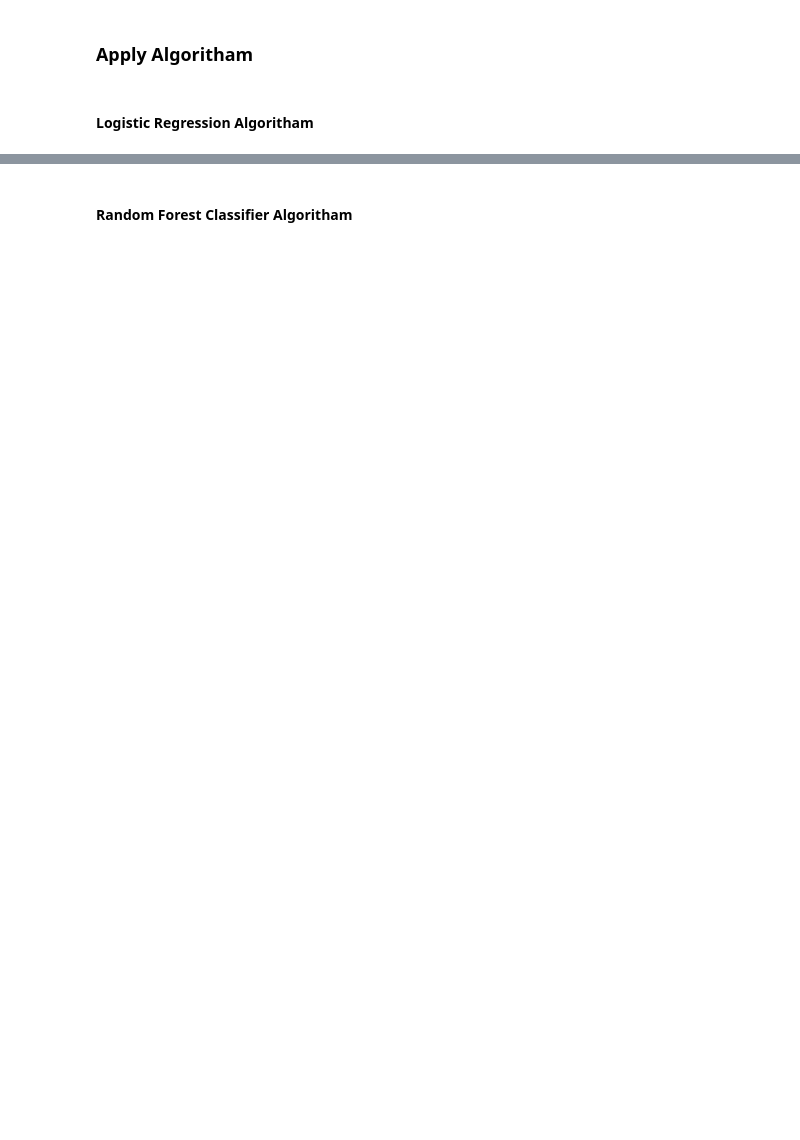
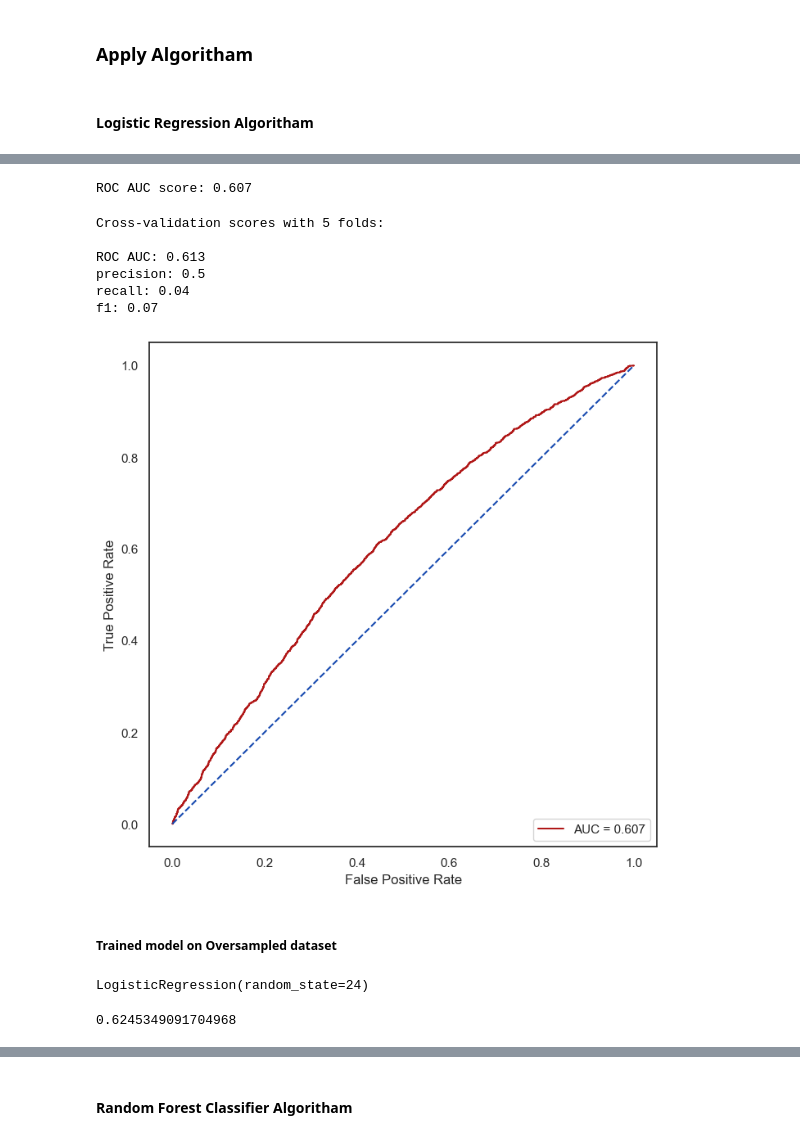
Before and after one commit to VishalVasoya1/Monsoon-CreditTech-DS-Assignment, a Jupyter notebook: assignment.ipynb, the cells around one changed output, grey strips where cells are left out. Cells and saved outputs as stored; diff of their text form; code cells hidden in the pictures; blank space fills up the shorter version.

```diff
--- a/assignment.ipynb
+++ b/assignment.ipynb
@@ -475,0 +524,7 @@ memory usage: 8.9+ MB
+# %%
+# Separate the features and target variable
+X_whole = df_filtered.drop(['Unique_ID','Dependent_Variable'], axis=1)  # Drop the target variable to get the input features
+y_whole = df_filtered['Dependent_Variable']  # Select only the target variable
+# %%
+# Split the dataset into training and testing sets (adjust test_size as needed)
+X_train_w, X_test_w, y_train_w, y_test_w = train_test_split(X_whole, y_whole, test_size=0.2, random_state=42, stratify=y_whole)
@@ -578,0 +762,3 @@ plt.show()
+# %%
+y_pred_w = lg_w.predict(X_test_w)
+y_prob_w = lg_w.predict_proba(X_test_w)[:,1]
@@ -578,0 +783,4 @@ plt.show()
+# %%
+print(f'ROC AUC score: {round(roc_auc_score(y_test_w, y_prob_w), 3)}')
+# %% [output]
+ROC AUC score: 0.607
@@ -578,0 +797,41 @@ plt.show()
+# %%
+print('Cross-validation scores with 5 folds:')
+print('')
+print(f"ROC AUC: {roc_auc}")
+print(f"precision: {precision}")
+print(f"recall: {recall}")
+print(f"f1: {f1score}")
+# %% [output]
+Cross-validation scores with 5 folds:
+
+ROC AUC: 0.613
+precision: 0.5
+recall: 0.04
+f1: 0.07
+# %%
+# Roc curve
+false_positive_rate, true_positive_rate, thresholds = roc_curve(y_test_w, y_prob_w)
+roc_auc = auc(false_positive_rate, true_positive_rate)
+
+sns.set_theme(style = 'white')
+plt.figure(figsize = (8, 8))
+plt.plot(false_positive_rate,true_positive_rate, color = '#b01717', label = 'AUC = %0.3f' % roc_auc)
+plt.legend(loc = 'lower right')
+plt.plot([0, 1], [0, 1], linestyle = '--', color = '#174ab0')
+plt.axis('tight')
+plt.ylabel('True Positive Rate')
+plt.xlabel('False Positive Rate')
+plt.show()
+# %% [output]
+[figure, added]
+# %% [markdown]
+##### Trained model on Oversampled dataset
+# %%
+lg_o = LogisticRegression(random_state = 24)
+lg_o.fit(X_train_o, y_train_o)
+# %% [output]
+LogisticRegression(random_state=24)
+# %%
+lg_o.score(X_test_o, y_test_o)
+# %% [output]
+0.6245349091704968
```
Also changed, not shown: parts of 134 cells of this notebook, 1 other file.
